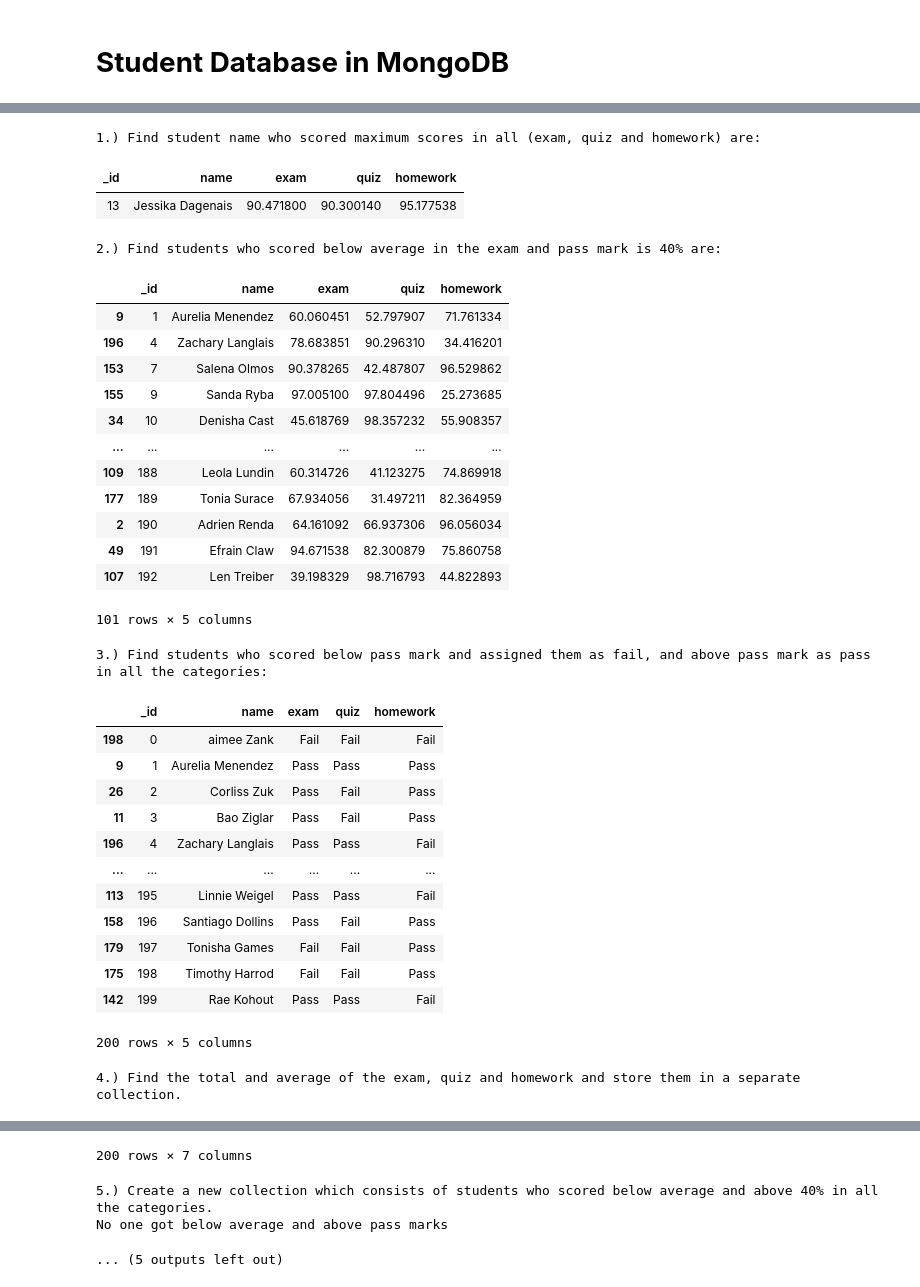
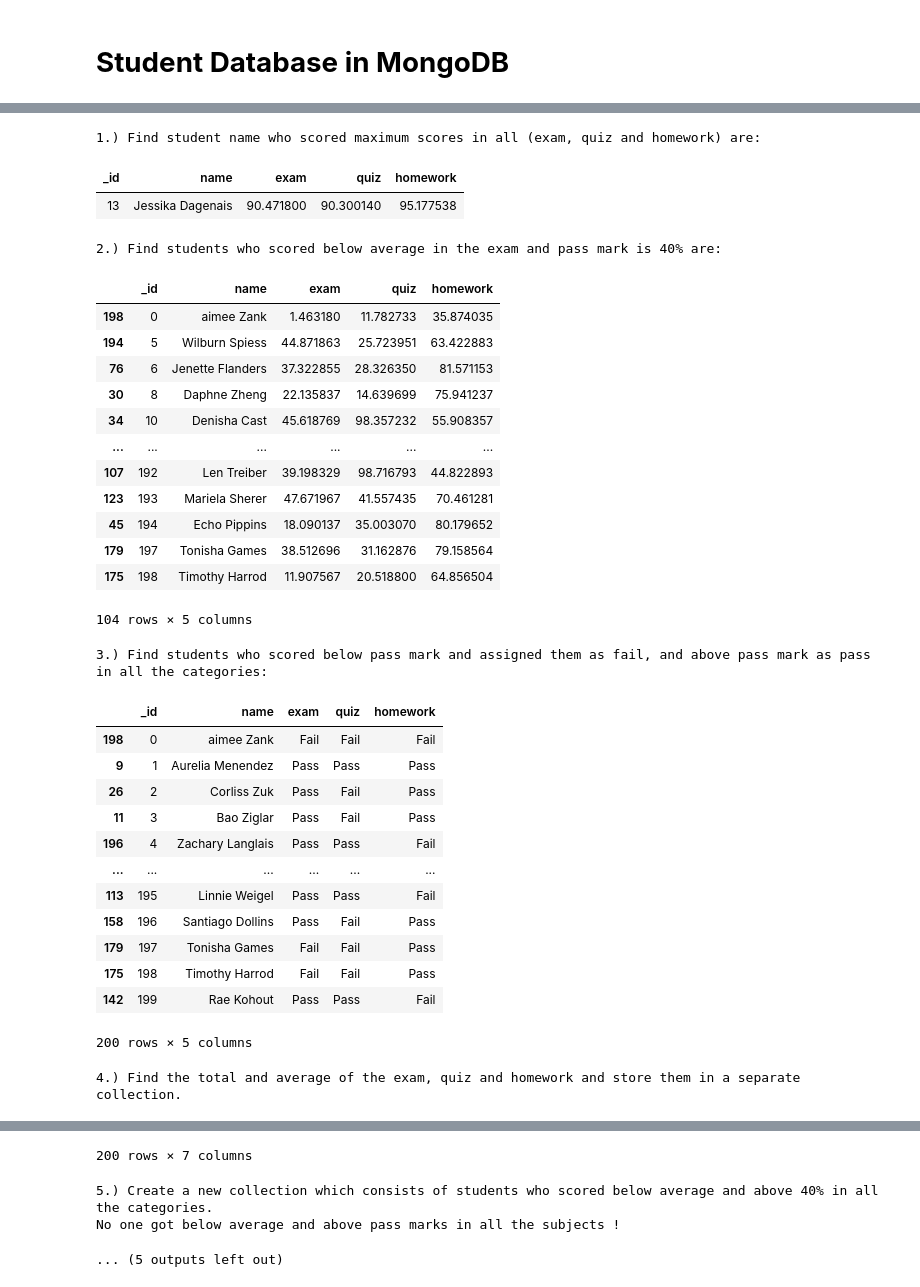
Before and after one commit to Akashkunwar/Guvi-assignment, a Jupyter notebook: Student_Database_in_MongoDB.ipynb, the cells around one changed output, grey strips where cells are left out. Cells and saved outputs as stored; diff of their text form; code cells hidden in the pictures.

```diff
--- a/Student_Database_in_MongoDB.ipynb
+++ b/Student_Database_in_MongoDB.ipynb
@@ -141,7 +140,7 @@ display(max_marks.style.hide_index())
 print("""
 
 2.) Find students who scored below average in the exam and pass mark is 40% are:""")
-below_avg = data2.loc[data2['Total Marks'] >= data2["Total Marks"].mean()].sort_values('_id')
+below_avg = data2.loc[data2['exam'] < data2["exam"].mean()].sort_values('_id')
 below_avg.drop("Total Marks",inplace=True,axis=1)
 below_avg.drop("Average Marks",inplace=True,axis=1)
 display(below_avg.sort_values('_id'))#.style.hide_index())
@@ -163,7 +162,7 @@ records1.count_documents({})
 data2_dic = data2.to_dict(orient = "records")
 
 #Inserting all records in DataBase
-# records1.insert_many(data2_dic)
+records1.insert_many(data2_dic)
 
 mydoc1 = records1.find({},{'_id':1,"name":1,"exam":1, "quiz":1, "homework":1, "Total Marks":1,	"Average Marks":1})
 lis = []
@@ -200,7 +199,11 @@ data3_dic = below_avg_above_pass.to_dict(orient = "records")
 
 #Inserting all records in DataBase
 # records2.insert_many(data3_dic)
-print("No one got below average and above pass marks")
+
+if len(data3_dic) == 0:
+  print("No one got below average and above pass marks in all the subjects !")
+else:
+  records2.insert_many(data3_dic)
 
 mydoc2 = records1.find({},{'_id':1,"name":1,"exam":1, "quiz":1, "homework":1})
 lis1 = []
@@ -227,7 +230,7 @@ records3.count_documents({})
 data4_dic = below_fail_marks.to_dict(orient = "records")
 
 #Inserting all records in DataBase
-# records3.insert_many(data4_dic)
+records3.insert_many(data4_dic)
 
 mydoc3 = records3.find({},{'_id':1,"name":1,"exam":1, "quiz":1, "homework":1})
 lis3 = []
@@ -239,46 +242,46 @@ display(below_fail_marks1.sort_values('_id'))
 print("""
 
 7.) Create a new collection which consists of students who scored above pass mark in all the categories.""")
 above_pass_mark = data_df[data_df["exam"]>40]
 above_pass_mark = above_pass_mark[above_pass_mark["quiz"]>40]
 above_pass_mark = above_pass_mark[above_pass_mark["homework"]>40]
 # display(below_avg_above_pass)
 
 
 ##Inseting data in database
 records4 = db.above_pass_mark
 records4.count_documents({})
 
 #Creating dictionary from DataFrame
 data4_dic = above_pass_mark.to_dict(orient = "records")
 
 #Inserting all records in DataBase
-# records4.insert_many(data4_dic)
+records4.insert_many(data4_dic)
 
 mydoc4 = records4.find({},{'_id':1,"name":1,"exam":1, "quiz":1, "homework":1})
 lis4 = []
 for x in mydoc4.sort("name"):
   lis4.append(x)
 above_pass_mark1 = pd.DataFrame(lis4)
 display(above_pass_mark1.sort_values('_id'))
 # %% [output]
 1.) Find student name who scored maximum scores in all (exam, quiz and homework) are:
 | _id | name | exam | quiz | homework |
 | 13 | Jessika Dagenais | 90.471800 | 90.300140 | 95.177538 |
 2.) Find students who scored below average in the exam and pass mark is 40% are:
 |  | _id | name | exam | quiz | homework |
-| 9 | 1 | Aurelia Menendez | 60.060451 | 52.797907 | 71.761334 |
-| 196 | 4 | Zachary Langlais | 78.683851 | 90.296310 | 34.416201 |
-| 153 | 7 | Salena Olmos | 90.378265 | 42.487807 | 96.529862 |
-| 155 | 9 | Sanda Ryba | 97.005100 | 97.804496 | 25.273685 |
+| 198 | 0 | aimee Zank | 1.463180 | 11.782733 | 35.874035 |
+| 194 | 5 | Wilburn Spiess | 44.871863 | 25.723951 | 63.422883 |
+| 76 | 6 | Jenette Flanders | 37.322855 | 28.326350 | 81.571153 |
+| 30 | 8 | Daphne Zheng | 22.135837 | 14.639699 | 75.941237 |
 | 34 | 10 | Denisha Cast | 45.618769 | 98.357232 | 55.908357 |
 | ... | ... | ... | ... | ... | ... |
-| 109 | 188 | Leola Lundin | 60.314726 | 41.123275 | 74.869918 |
-| 177 | 189 | Tonia Surace | 67.934056 | 31.497211 | 82.364959 |
-| 2 | 190 | Adrien Renda | 64.161092 | 66.937306 | 96.056034 |
-| 49 | 191 | Efrain Claw | 94.671538 | 82.300879 | 75.860758 |
 | 107 | 192 | Len Treiber | 39.198329 | 98.716793 | 44.822893 |
+| 123 | 193 | Mariela Sherer | 47.671967 | 41.557435 | 70.461281 |
+| 45 | 194 | Echo Pippins | 18.090137 | 35.003070 | 80.179652 |
+| 179 | 197 | Tonisha Games | 38.512696 | 31.162876 | 79.158564 |
+| 175 | 198 | Timothy Harrod | 11.907567 | 20.518800 | 64.856504 |
-101 rows × 5 columns
+104 rows × 5 columns
 3.) Find students who scored below pass mark and assigned them as fail, and above pass mark as pass in all the categories:
 |  | _id | name | exam | quiz | homework |
 | 198 | 0 | aimee Zank | Fail | Fail | Fail |
@@ -308,5 +311,5 @@ display(above_pass_mark1.sort_values('_id'))
 | 142 | 199 | Rae Kohout | 82.117426 | 49.612955 | 28.868237 | 160.598617 | 53.532872 |
 200 rows × 7 columns
 5.) Create a new collection which consists of students who scored below average and above 40% in all the categories.
-No one got below average and above pass marks
+No one got below average and above pass marks in all the subjects !
 ... (5 outputs left out)
```
Also changed, not shown: parts of 2 cells of this notebook.
